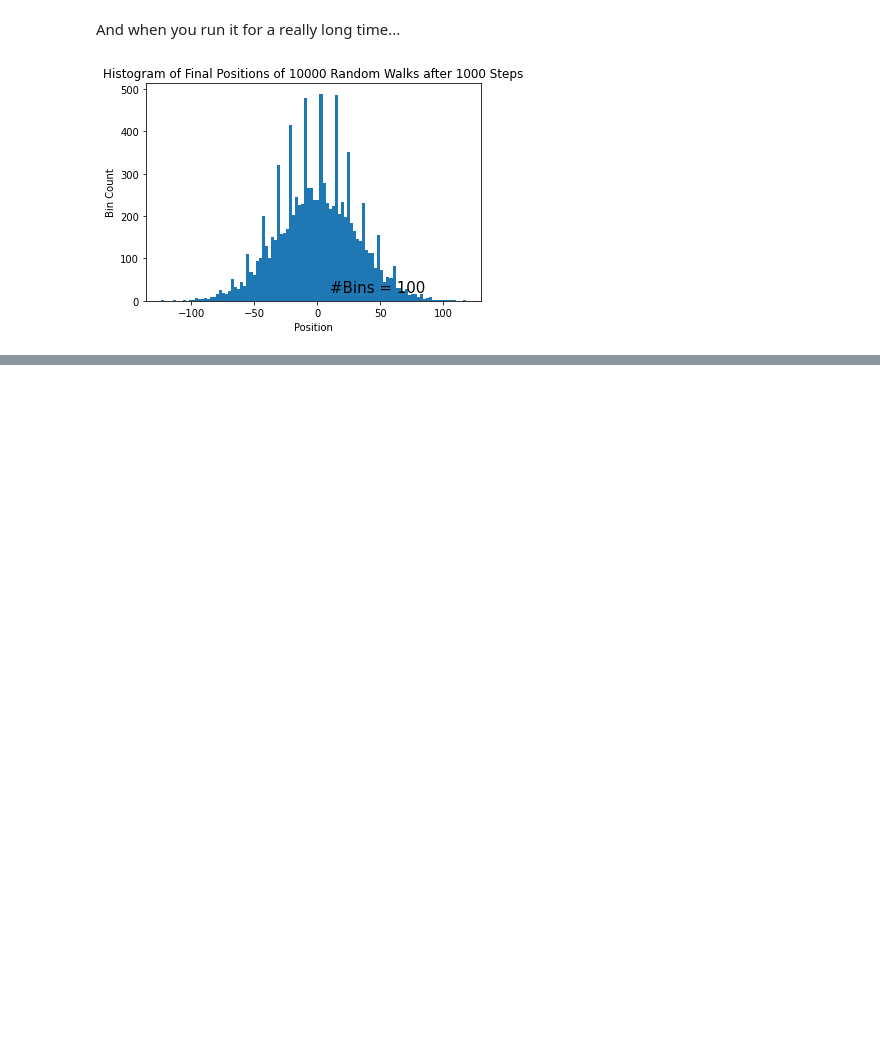
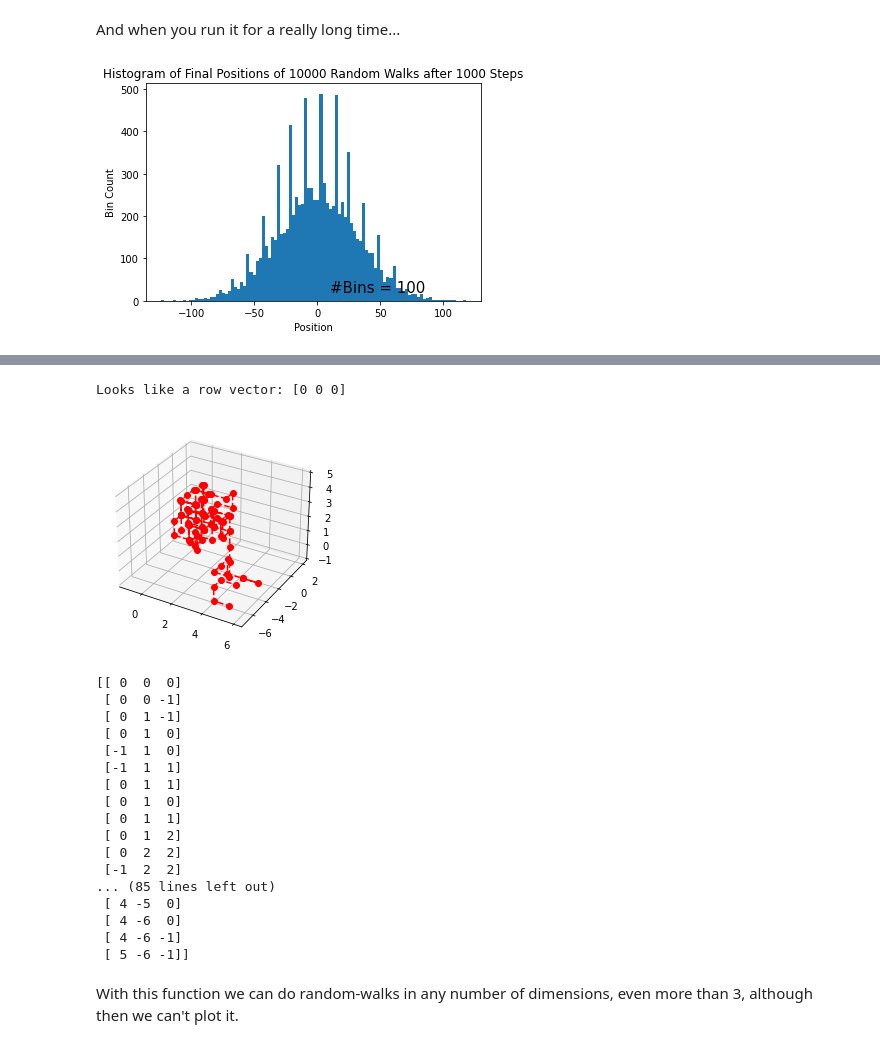
Before and after one commit to BorisZupancic/SummerOfScience2022, a Jupyter notebook: AdvancedCodingDay2.ipynb, the cells around one changed output, grey strips where cells are left out. Cells and saved outputs as stored; diff of their text form; code cells hidden in the pictures; blank space fills up the shorter version.

```diff
--- a/AdvancedCodingDay2.ipynb
+++ b/AdvancedCodingDay2.ipynb
@@ -244,0 +258,52 @@ Walks = MonteCarlo_randWalk(0,10000,1000,plot_MC = True)
+# %%
+def nd_randWalk(r_0,Num_steps, plot = True):
+    n = np.shape(r_0)[0]
+
+    r = r_0
+    r_s = np.array([r])
+
+    N = Num_steps
+    for i in range(N):
+        Delta = np.random.randint(0,2)
+        if Delta == 0:
+            Delta = -1
+
+        j = np.random.randint(0,n) #0 -> x, 1 -> y, 2 -> z, ... , (n-1) -> w
+        r[j] += Delta
+        r_s = np.append(r_s,[r],axis = 0)
+
+    if plot == True:
+        fig = plt.figure(figsize = (4,4))
+        ax = fig.add_subplot(111, projection = '3d')
+        ax.plot(r_s[:,0],r_s[:,1],r_s[:,2], 'ro--')
+        plt.show()
+
+    return r_s
+
+r = np.array([0,0,0]) #1 row, 3 column, all zeros.
+print(f"Looks like a row vector: {r}")
+
+r_s = nd_randWalk(r,100, plot = True)
+print(r_s)
+# %% [output]
+Looks like a row vector: [0 0 0]
+[figure, added]
+[[ 0  0  0]
+ [ 0  0 -1]
+ [ 0  1 -1]
+ [ 0  1  0]
+ [-1  1  0]
+ [-1  1  1]
+ [ 0  1  1]
+ [ 0  1  0]
+ [ 0  1  1]
+ [ 0  1  2]
+ [ 0  2  2]
+ [-1  2  2]
+... (85 lines left out)
+ [ 4 -5  0]
+ [ 4 -6  0]
+ [ 4 -6 -1]
+ [ 5 -6 -1]]
+# %% [markdown]
+With this function we can do random-walks in any number of dimensions, even more than 3, although then we can't plot it.
```
Also changed, not shown: parts of 4 cells of this notebook.
